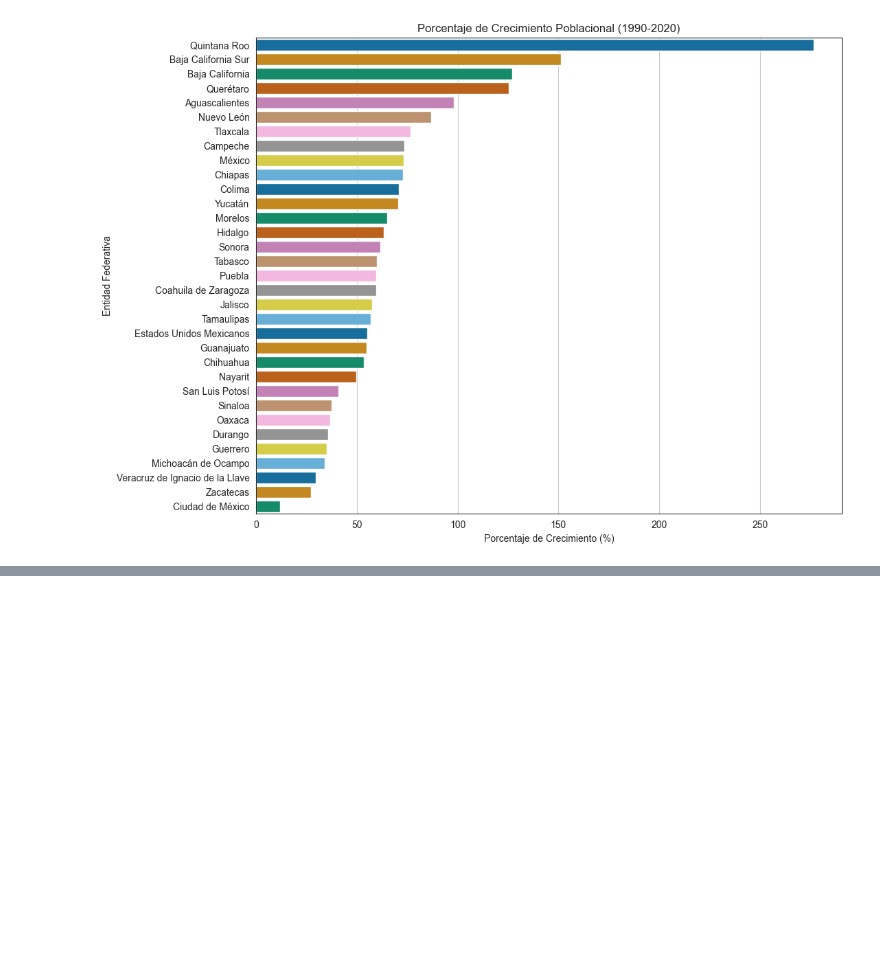
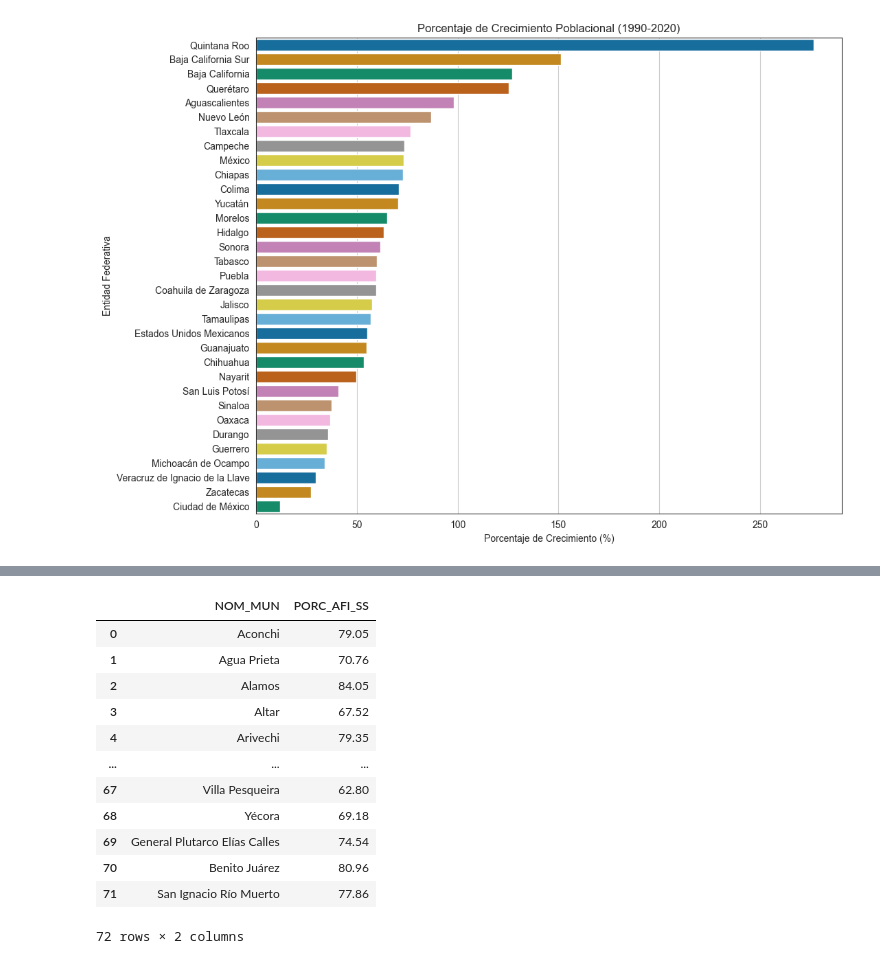
Before and after one commit to LuisHiram99/Stats_Sonora, a Jupyter notebook: Libretas/poblacion_sonora.ipynb, the cells around one changed output, grey strips where cells are left out. Drawn from its saved outputs; the diff is of its cells as text; code cells hidden in the pictures; blank space fills up the shorter version.

```diff
--- a/Libretas/poblacion_sonora.ipynb
+++ b/Libretas/poblacion_sonora.ipynb
@@ -696,0 +755,17 @@ Passing `palette` without assigning `hue` is deprecated and will be removed in v
+# %%
+datos_afiliacion_mapa = datos_afiliacion_seguro[['NOM_MUN', 'PORC_AFI_SS']]
+datos_afiliacion_mapa
+# %% [output]
+|  | NOM_MUN | PORC_AFI_SS |
+| 0 | Aconchi | 79.05 |
+| 1 | Agua Prieta | 70.76 |
+| 2 | Alamos | 84.05 |
+| 3 | Altar | 67.52 |
+| 4 | Arivechi | 79.35 |
+| ... | ... | ... |
+| 67 | Villa Pesqueira | 62.80 |
+| 68 | Yécora | 69.18 |
+| 69 | General Plutarco Elías Calles | 74.54 |
+| 70 | Benito Juárez | 80.96 |
+| 71 | San Ignacio Río Muerto | 77.86 |
+72 rows × 2 columns
```
Also changed, not shown: parts of 8 cells of this notebook, 15 other files.
